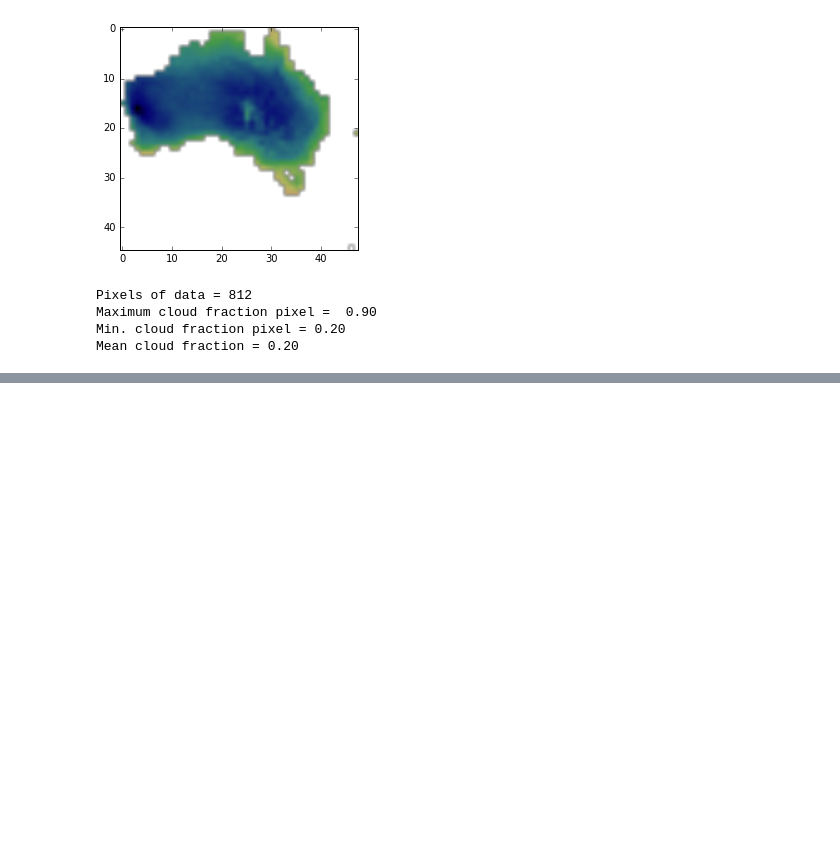
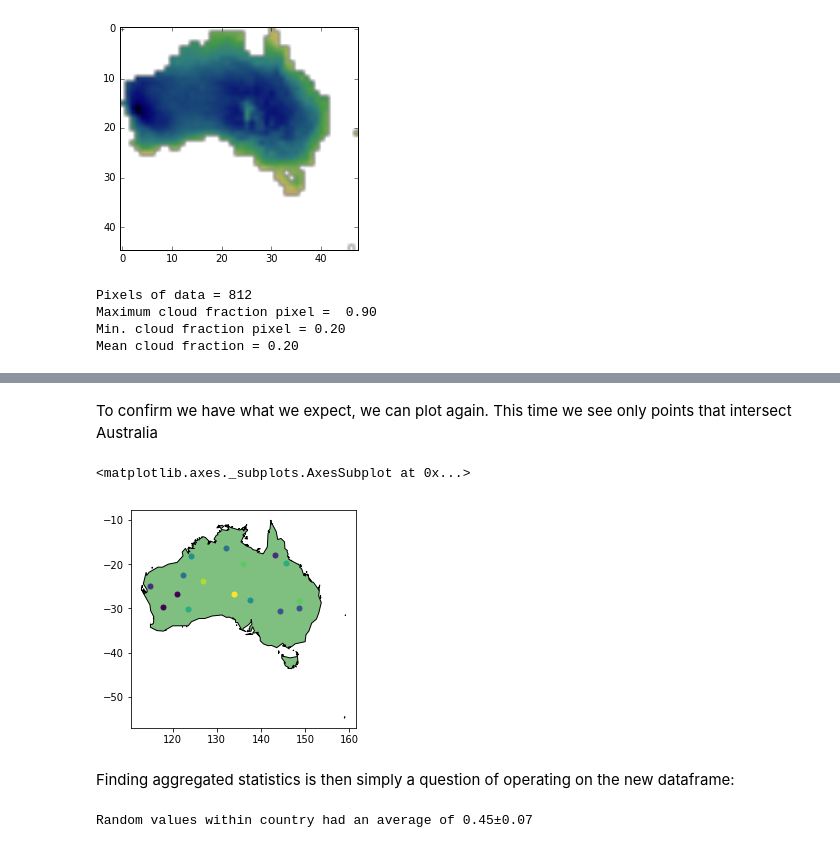
Before and after one commit to Vizzuality/data_sci_tutorials, a Jupyter notebook: work/Rasters_part2.ipynb, the cells around one changed output, grey strips where cells are left out. Cells and saved outputs as stored; diff of their text form; code cells hidden in the pictures; blank space fills up the shorter version.

```diff
--- a/work/Rasters_part2.ipynb
+++ b/work/Rasters_part2.ipynb
@@ -95,0 +136,3 @@ Mean cloud fraction = 0.20
+# %%
+inside_country = sjoin(series, aus, how='inner', op='intersects')
+inside_country.head()
@@ -95,0 +146,17 @@ Mean cloud fraction = 0.20
+# %% [markdown]
+To confirm we have what we expect, we can plot again. This time we see only points that intersect Australia
+# %%
+base = aus.plot(color='green')
+inside_country.plot(ax=base, marker='o', markersize=5)
+# %% [output]
+<matplotlib.axes._subplots.AxesSubplot at 0x...>
+[figure, added]
+# %% [markdown]
+Finding aggregated statistics is then simply a question of operating on the new dataframe:
+# %%
+random_mean = inside_country.random_value.mean()
+random_SEM = inside_country.random_value.std() / np.sqrt(inside_country.random_value.count() - 1)
+
+print("Random values within country had an average of {0:4.2f}±{1:4.2f}".format(random_mean, random_SEM))
+# %% [output]
+Random values within country had an average of 0.45±0.07
```
Also changed, not shown: parts of 13 cells of this notebook, 1 other file.
